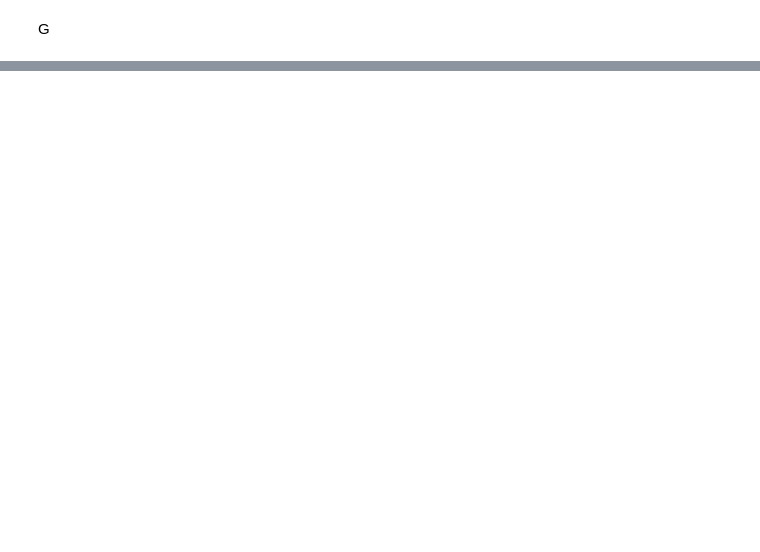
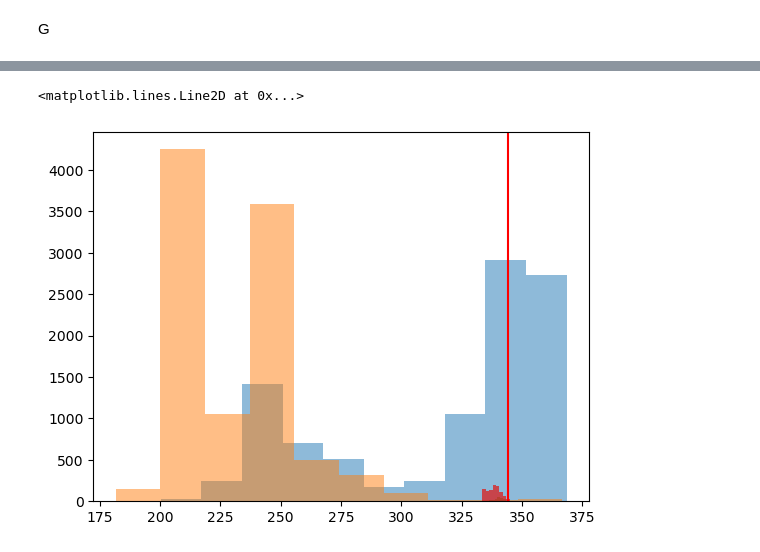
Before and after one commit to LDeng0205/msa_classify, a Jupyter notebook: PABP_YEAST.ipynb, the cells around one changed output, grey strips where cells are left out. Cells and saved outputs as stored; diff of their text form; code cells hidden in the pictures; blank space fills up the shorter version.

Commit message:
initial progress on reverification of preliminary energy computation of potts model

```diff
--- a/PABP_YEAST.ipynb
+++ b/PABP_YEAST.ipynb
@@ -208,0 +201,32 @@ plt.hist(mut_pred_neg, alpha=0.8)
+# %%
+NAME = 'PABP_YEAST_10000'
+c = CouplingsModel(f"PABP_YEAST/model/{NAME}.model_params")
+pos_upper = [x for x in range(len(yeast_seq_str[0])) if not yeast_seq_str[0][x].islower()]
+processed_yeast = [s for s in yeast_seq_str if not 'X' in s]
+processed_yeast = [np.asarray(list(s))[pos_upper] for s in processed_yeast]
+processed_yeast = [s for s in processed_yeast if not '-' in s]
+# np.asarray(list(s))[pos_upper] for s in yeast_seq_str if not '-' in np.asarray(list(s))[pos_upper] and not 'X' in np.asarray(list(s))[pos_upper]
+energies = c.hamiltonians(processed_yeast)[:, 0]
+wt_energy = energies[0]
+
+# c.hamiltonians([s])
+data = pd.read_csv(
+    "PABP_YEAST/data/PABP_YEAST_Fields2013-singles.csv", sep=";", comment="#"
+)
+
+# predict mutations using our model
+data_pred = tools.predict_mutation_table(
+    c, data, "effect_prediction_epistatic"
+)
+evm_pred = data_pred['effect_prediction_epistatic'].to_numpy()
+evm_pred_pos = evm_pred[np.where(label>=1)]+wt_energy
+evm_pred_neg = evm_pred[np.where(label<1)]+wt_energy
+# %%
+plt.hist(energies[:10000], alpha=0.5)
+plt.hist(energies[10000:20000], alpha=0.5)
+plt.hist(evm_pred_pos, alpha=0.8)
+plt.hist(evm_pred_neg, alpha=0.8)
+plt.axvline(wt_energy, color='red')
+# %% [output]
+<matplotlib.lines.Line2D at 0x...>
+[figure, added]
```
Also changed, not shown: parts of 12 cells of this notebook, 5 other files.
